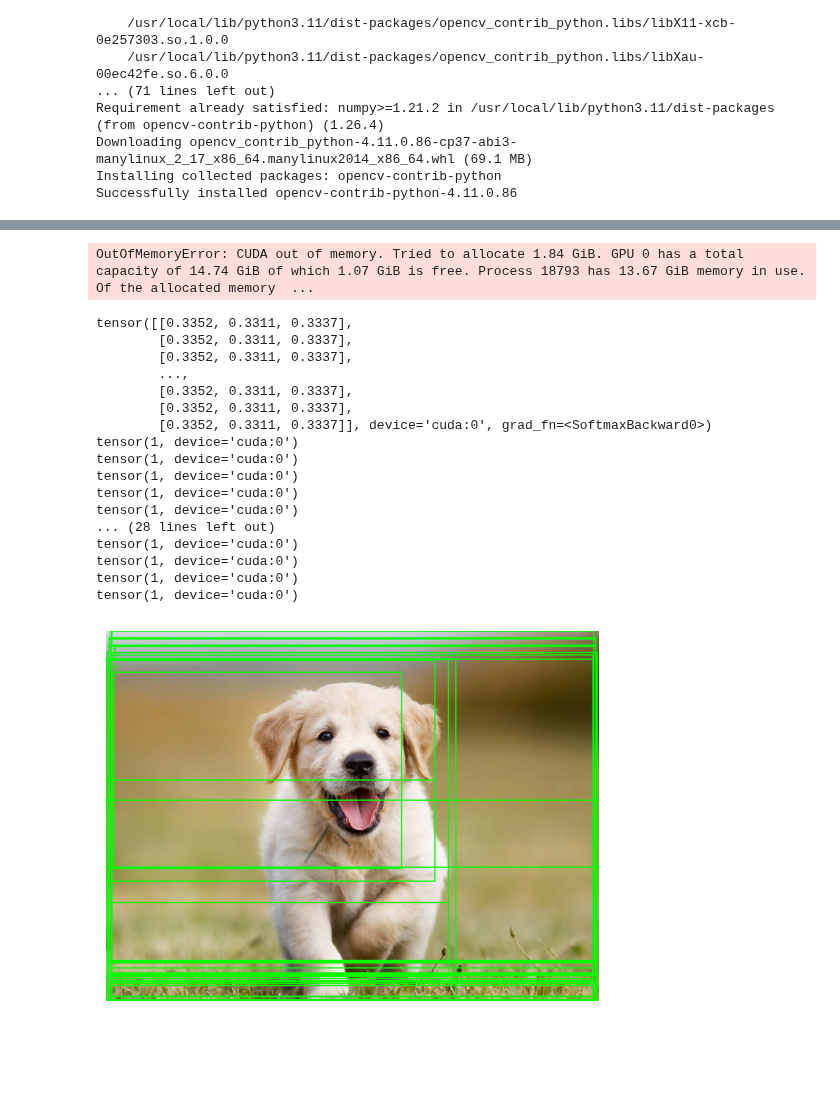
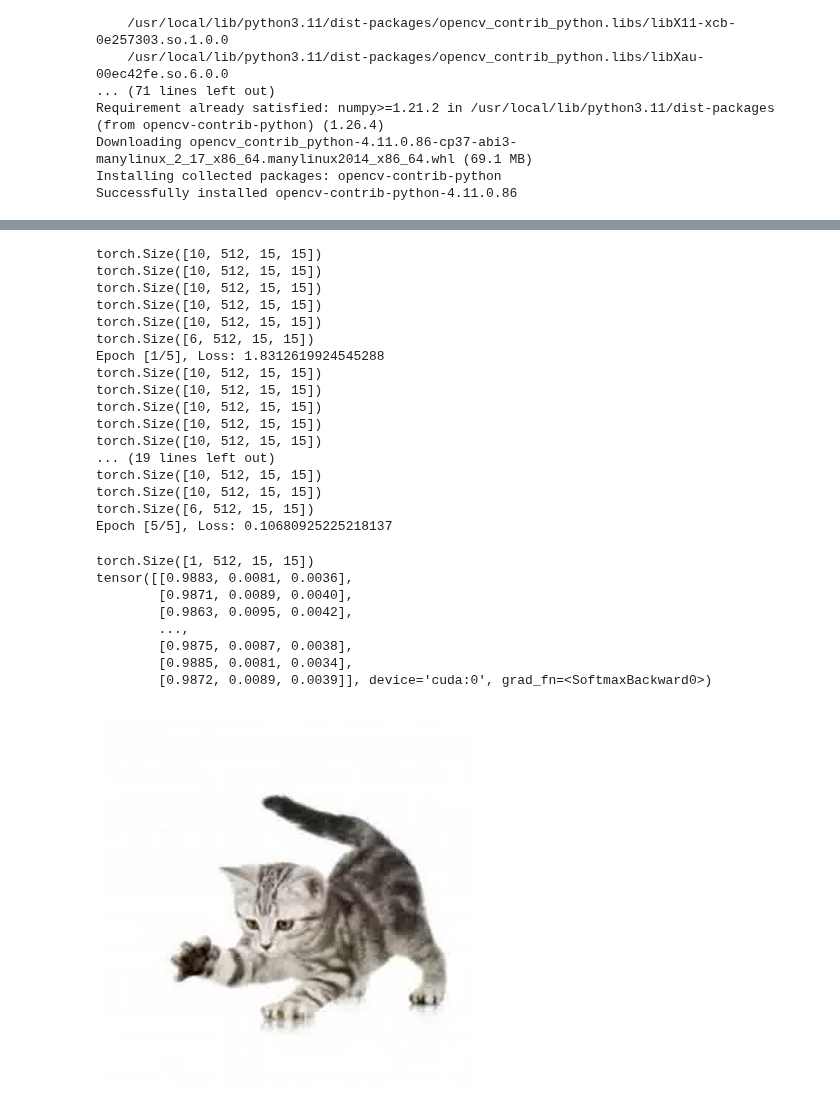
Before and after one commit to JuniorHZ19/CNN-PARA-DETECION-DE-OBJETOS, a Jupyter notebook: FAST R-CNN.ipynb, the cells around one changed output, grey strips where cells are left out. Saved outputs shown, nothing was run; the diff lists cells and outputs as text; code cells hidden in the pictures; blank space fills up the shorter version.

```diff
--- a/FAST R-CNN.ipynb
+++ b/FAST R-CNN.ipynb
@@ -252,10 +252,10 @@ class Fast_RCNN(nn.Module):
     super(Fast_RCNN, self).__init__()
 
     self.backbone = models.vgg16(pretrained=True).to(device) #solo tomamos las capas combolcionales de la red omitinedo el clasificador de la ultima capa
-    self.backbone = nn.Sequential(*list(self.backbone.children())[:-1])  # Exclude final layer que en vgg16 es un avg polling
+    self.backbone = nn.Sequential(*list(self.backbone.children())[:-2])  # Exclude final layer que en vgg16 es un avg polling
 
     # RoI Pooling
-    self.roi_pooling = RoIPool((7, 7), spatial_scale=31/500)
+    self.roi_pooling = RoIPool((7, 7), spatial_scale=15/500)
 
     self.flatten = nn.Flatten(start_dim=1)
 
@@ -269,7 +269,7 @@ class Fast_RCNN(nn.Module):
 
         # Backbone feature extraction
         x = self.backbone(x)
-
+        print(x.shape)
         x = self.roi_pooling(x,rois)
 
         # Flatten pooled features
@@ -494,13 +494,29 @@ for epoch in range(num_epocas):
 
     print(f"Epoch [{epoch + 1}/{num_epocas}], Loss: {running_loss / len(train_loader)}")
 # %% [output]
-OutOfMemoryError: CUDA out of memory. Tried to allocate 1.84 GiB. GPU 0 has a total capacity of 14.74 GiB of which 1.07 GiB is free. Process 18793 has 13.67 GiB memory in use. Of the allocated memory  ...
+torch.Size([10, 512, 15, 15])
+torch.Size([10, 512, 15, 15])
+torch.Size([10, 512, 15, 15])
+torch.Size([10, 512, 15, 15])
+torch.Size([10, 512, 15, 15])
+torch.Size([6, 512, 15, 15])
+Epoch [1/5], Loss: 1.8312619924545288
+torch.Size([10, 512, 15, 15])
+torch.Size([10, 512, 15, 15])
+torch.Size([10, 512, 15, 15])
+torch.Size([10, 512, 15, 15])
+torch.Size([10, 512, 15, 15])
+... (19 lines left out)
+torch.Size([10, 512, 15, 15])
+torch.Size([10, 512, 15, 15])
+torch.Size([6, 512, 15, 15])
+Epoch [5/5], Loss: 0.10680925225218137
 # %%
 import torch.nn.functional as F
 
 import matplotlib.pyplot as plt
 
-image = cv2.imread("/content/0003.jpg")
+image = cv2.imread("/content/imagenes/41.jpg")
 
 
 rois=generate_rois_prediccion(image,max_regiones=2000,fast_mode=False)
@@ -531,48 +547,40 @@ import torch.nn.functional as F
 
 image_with_bbox=image.copy()
 
 for prob, pred_bbox_real,roi in zip(probs,pred_bbox_reales,rois):
 
     max_probs, max_indices = torch.max(prob, dim=0)
 
-    if(max_probs>0.4 and max_indices>0 ):
+    if(max_probs>0.2 and max_indices>0 ):
+      print(max_indices)
       print(max_indices)
       xmin, ymin, xmax, ymax = map(int, pred_bbox_real)  # Convertir las coordenadas a enteros
 
       color = (0, 255, 0)  # Color del rectángulo (verde en formato BGR)
       thickness = 2        # Espesor de la línea del rectángulo
       font = cv2.FONT_HERSHEY_SIMPLEX
       font_scale = 0.6  # Tamaño del texto
       font_thickness = 2
       text_color = (0, 255, 0)  # Color del texto (blanco)
       bg_color = (0, 255, 0)
 
       image_with_bbox = cv2.rectangle(image_with_bbox, (xmin, ymin), (xmax, ymax), color, thickness)
       cv2.putText(image_with_bbox, str(max_indices.cpu().numpy()), (xmin, ymin - 5), font, font_scale, text_color, font_thickness)
 
 # Convertir de BGR a RGB para usar con matplotlib
 image_with_bbox_rgb = cv2.cvtColor(image_with_bbox, cv2.COLOR_BGR2RGB)
 
 # Mostrar la imagen con matplotlib
 plt.imshow(image_with_bbox_rgb)
 plt.axis('off')  # Ocultar ejes
 plt.show()
 # %% [output]
-tensor([[0.3352, 0.3311, 0.3337],
-        [0.3352, 0.3311, 0.3337],
-        [0.3352, 0.3311, 0.3337],
+torch.Size([1, 512, 15, 15])
+tensor([[0.9883, 0.0081, 0.0036],
+        [0.9871, 0.0089, 0.0040],
+        [0.9863, 0.0095, 0.0042],
         ...,
-        [0.3352, 0.3311, 0.3337],
-        [0.3352, 0.3311, 0.3337],
-        [0.3352, 0.3311, 0.3337]], device='cuda:0', grad_fn=<SoftmaxBackward0>)
-tensor(1, device='cuda:0')
-tensor(1, device='cuda:0')
-tensor(1, device='cuda:0')
-tensor(1, device='cuda:0')
-tensor(1, device='cuda:0')
-... (28 lines left out)
-tensor(1, device='cuda:0')
-tensor(1, device='cuda:0')
-tensor(1, device='cuda:0')
-tensor(1, device='cuda:0')
+        [0.9875, 0.0087, 0.0038],
+        [0.9885, 0.0081, 0.0034],
+        [0.9872, 0.0089, 0.0039]], device='cuda:0', grad_fn=<SoftmaxBackward0>)
-[figure, old version]
+[figure, new version]
```
Also changed, not shown: parts of 1 cell of this notebook.
